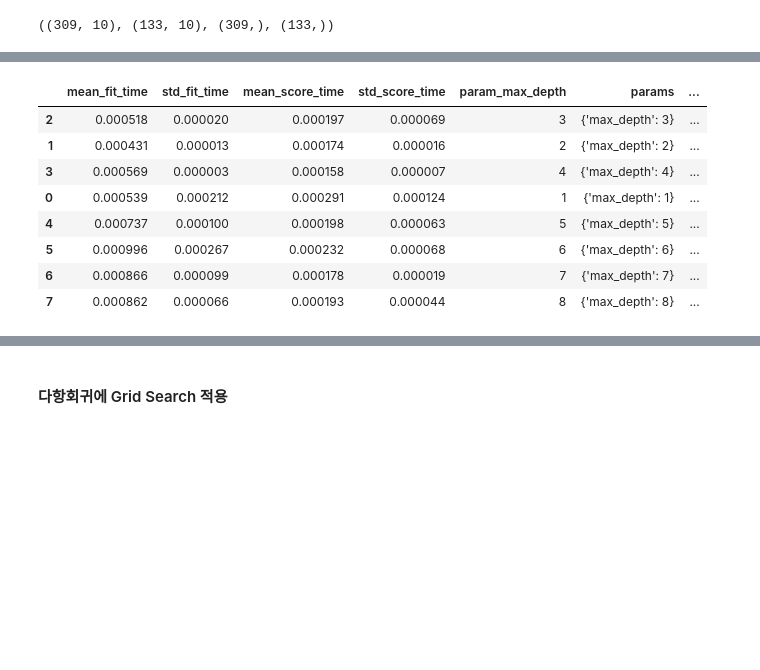
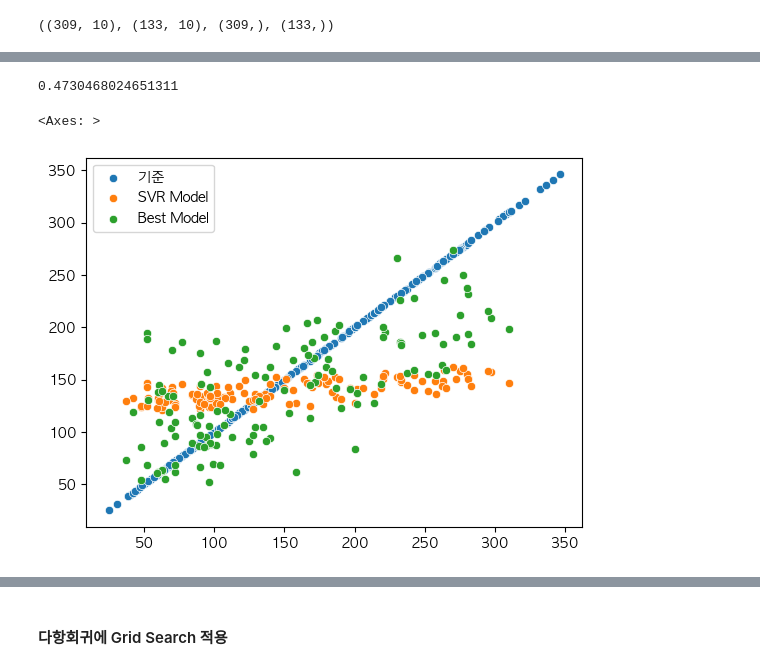
Before and after one commit to Hyunsoo-Ryan-Lee/ML_Lecture, a Jupyter notebook: 05.Regularization/3.GridSearch.ipynb, the cells around one changed output, grey strips where cells are left out. Saved outputs shown, nothing was run; the diff lists cells and outputs as text; code cells hidden in the pictures; blank space fills up the shorter version.

Commit message:
240731_GridSearch

```diff
--- a/05.Regularization/3.GridSearch.ipynb
+++ b/05.Regularization/3.GridSearch.ipynb
@@ -74,20 +162,27 @@ lasso.get_params()
 # %%
+# param_grid = {
+#     'max_depth': [1,2,3,4,5,6,7,8]
+# }
+# param_grid = {
+#     'alpha': [0.01, 0.1, 1, 10, 100],
+#     'max_iter': [100, 500, 1000, 5000, 10000],
+#     # 'selection': ['cyclic', 'random']
+#     'tol': np.logspace(-3,3,7)
+# }
 param_grid = {
-    'max_depth': [1,2,3,4,5,6,7,8]
+    'kernel' : ['linear', 'poly', 'rbf', 'sigmoid'],
+    'degree' : np.arange(1, 6),
+    'C': np.logspace(-3,3,7)
 }
-# param_grid = {
-#     'alpha': [0.1, 1.0, 10.0, 100.0],
-#     'max_iter': [100, 500, 1000, 2000, 5000]
-# }
 # %%
 from sklearn.model_selection import GridSearchCV
 
 # Grid Search 설정
 grid_search = GridSearchCV(
-    estimator=lasso,
+    estimator=model,
     param_grid=param_grid,
     cv=5,
-    scoring='r2'
+    scoring='r2',
     )
 
 # Grid Search 수행
@@ -104,23 +202,24 @@ print(grid_search.best_score_)
 # %%
 df = pd.DataFrame(grid_search.cv_results_)
 
-df.sort_values(by='mean_test_score', ascending=False)
+# df.sort_values(by='mean_test_score', ascending=False)
-# %% [output]
-|  | mean_fit_time | std_fit_time | mean_score_time | std_score_time | param_max_depth | params | ... |
-| 2 | 0.000518 | 0.000020 | 0.000197 | 0.000069 | 3 | {'max_depth': 3} | ... |
-| 1 | 0.000431 | 0.000013 | 0.000174 | 0.000016 | 2 | {'max_depth': 2} | ... |
-| 3 | 0.000569 | 0.000003 | 0.000158 | 0.000007 | 4 | {'max_depth': 4} | ... |
-| 0 | 0.000539 | 0.000212 | 0.000291 | 0.000124 | 1 | {'max_depth': 1} | ... |
-| 4 | 0.000737 | 0.000100 | 0.000198 | 0.000063 | 5 | {'max_depth': 5} | ... |
-| 5 | 0.000996 | 0.000267 | 0.000232 | 0.000068 | 6 | {'max_depth': 6} | ... |
-| 6 | 0.000866 | 0.000099 | 0.000178 | 0.000019 | 7 | {'max_depth': 7} | ... |
-| 7 | 0.000862 | 0.000066 | 0.000193 | 0.000044 | 8 | {'max_depth': 8} | ... |
 # %%
 ## 최고 성능 모델 선택
 
 best_model = grid_search.best_estimator_
+
+print(best_model.score(X_test, y_test))
+# %% [output]
+0.4730468024651311
 # %%
-y_pred = best_model.predict(X_test)
+y_pred_cv = best_model.predict(X_test)
+# %%
+sns.scatterplot(x = y_train, y = y_train, label="기준")
+sns.scatterplot(x = y_test, y = y_pred, label='SVR Model')
+sns.scatterplot(x = y_test, y = y_pred_cv, label = "Best Model")
+# %% [output]
+<Axes: >
+[figure, added]
 # %%
 print(best_model.score(X_train, y_train))
 print(best_model.score(X_test, y_test))
```
Also changed, not shown: parts of 22 cells of this notebook, 5 other files.
